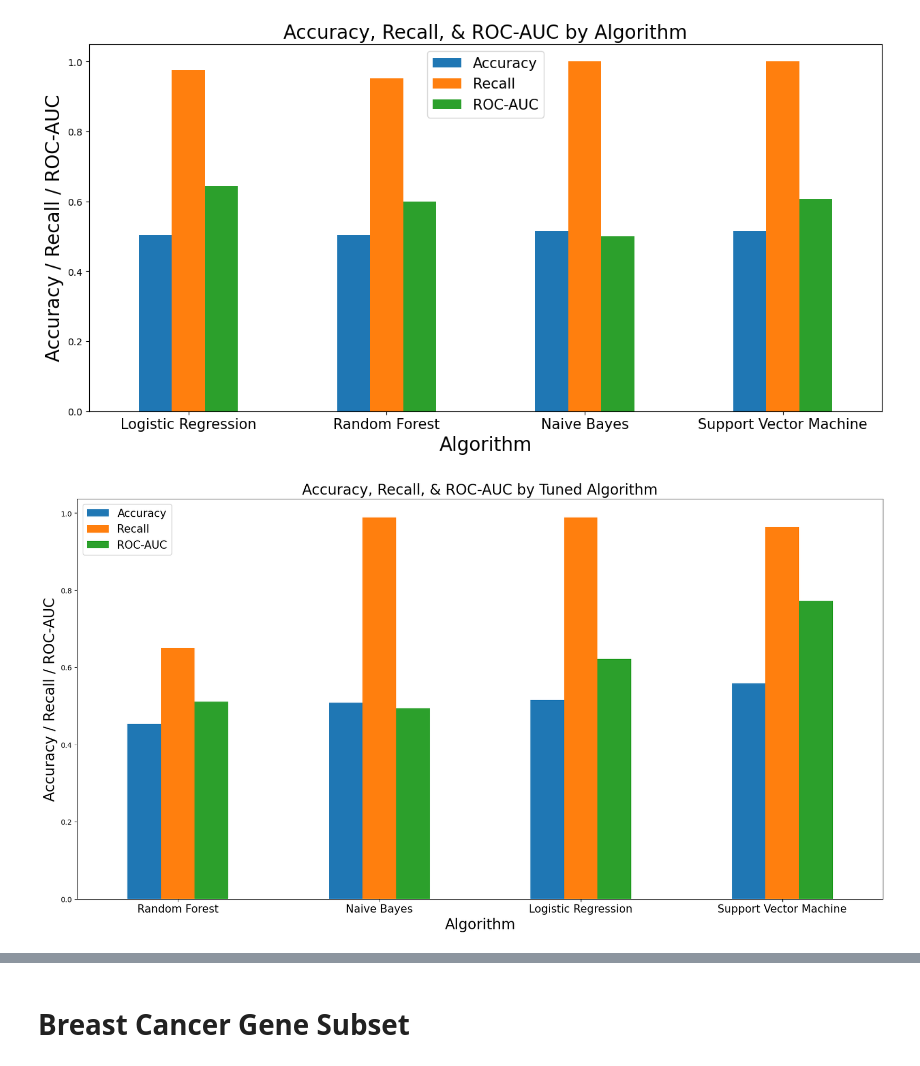
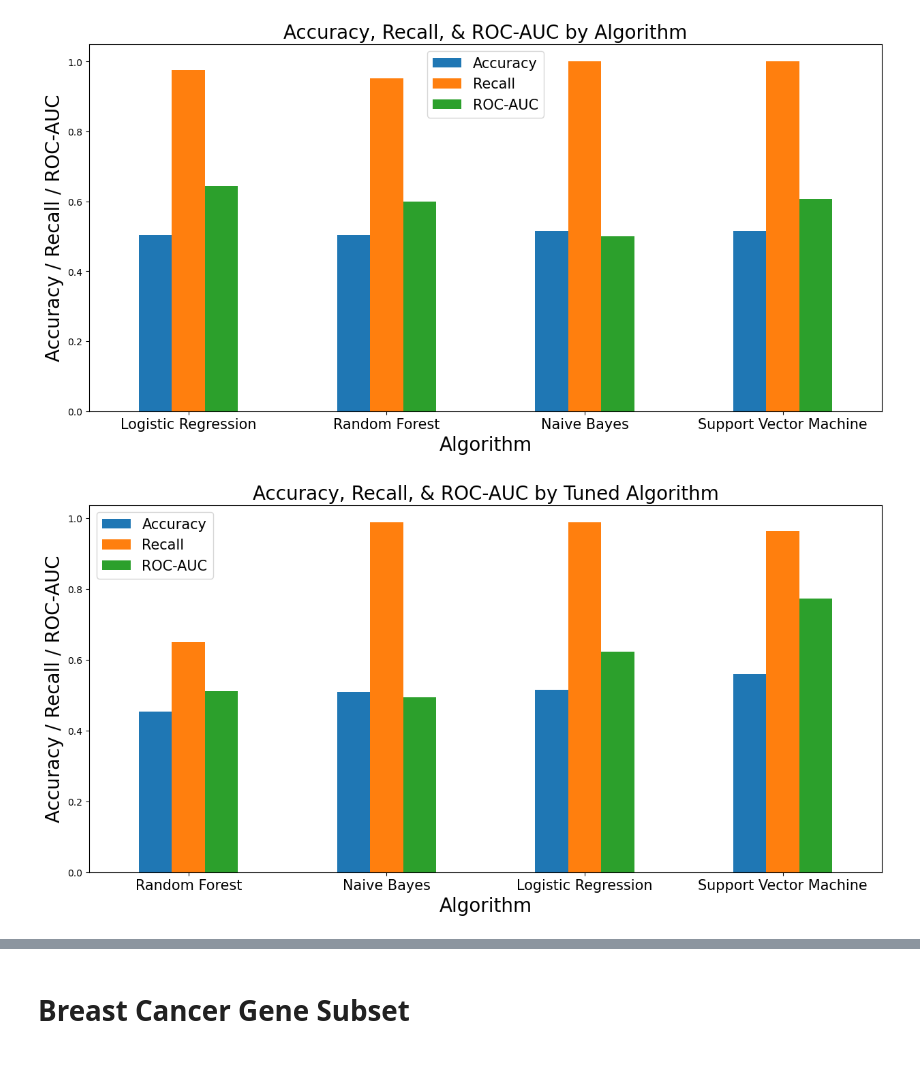
Before and after one commit to sas062/beng203_breast_cancer_recurrence_classifier, a Jupyter notebook: breast_cancer_classifier.ipynb, the cells around one changed output, grey strips where cells are left out. Saved outputs shown, nothing was run; the diff lists cells and outputs as text; code cells hidden in the pictures.

```diff
--- a/breast_cancer_classifier.ipynb
+++ b/breast_cancer_classifier.ipynb
@@ -1469,32 +1469,32 @@ data = {
     "Random Forest": [
         RF_rand_accuracy,
         RF_rand_recall,
         RF_rand_roc_auc,
     ],
     "Naive Bayes": [
         NB_rand_accuracy,
         NB_rand_recall,
         NB_rand_roc_auc,
     ],
     "Support Vector Machine": [
         SVM_rand_accuracy,
         SVM_rand_recall,
         SVM_rand_roc_auc,
     ],
 
 }
 
 data_df = pd.DataFrame(data=data).T.reset_index().sort_values(by=[0], ascending=True)
 data_df.columns = ["Algorithm", "Accuracy", "Recall", "ROC-AUC"]
 
 # creating the bar plot
-data_df.plot(kind="bar", x="Algorithm", y=["Accuracy", "Recall", "ROC-AUC"], figsize=(20, 10), rot=0)
+data_df.plot(kind="bar", x="Algorithm", y=["Accuracy", "Recall", "ROC-AUC"], figsize=(15, 7), rot=0)
 plt.xlabel("Algorithm", fontsize=20)
 plt.ylabel("Accuracy / Recall / ROC-AUC", fontsize=20)
 plt.title("Accuracy, Recall, & ROC-AUC by Tuned Algorithm", fontsize=20)
 plt.xticks(fontsize=15)
 plt.legend(fontsize=15)
 
 plt.show()
 # %% [output]
-[figure, old version]
+[figure, new version]
```
Also changed, not shown: parts of 1 cell of this notebook.
